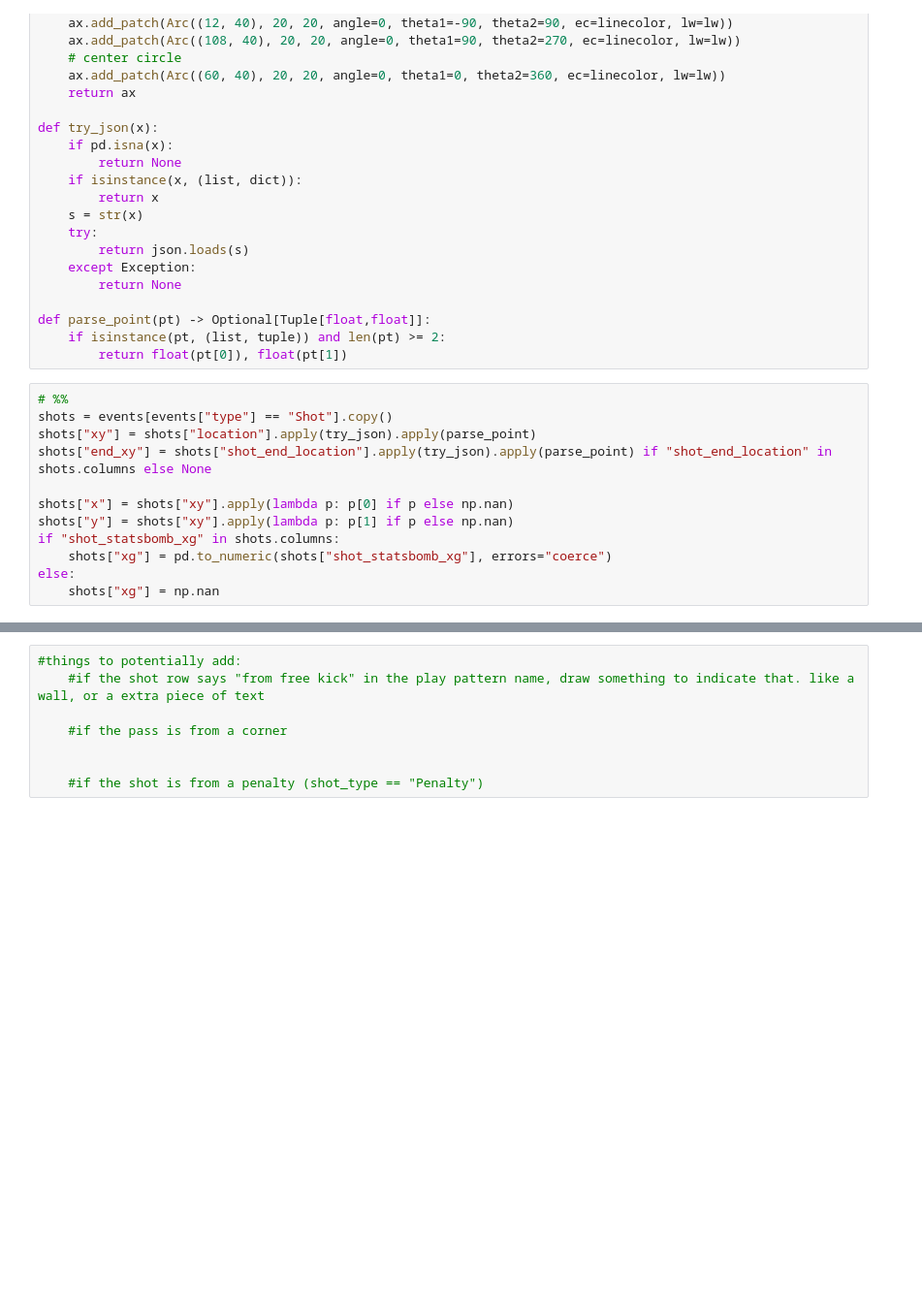
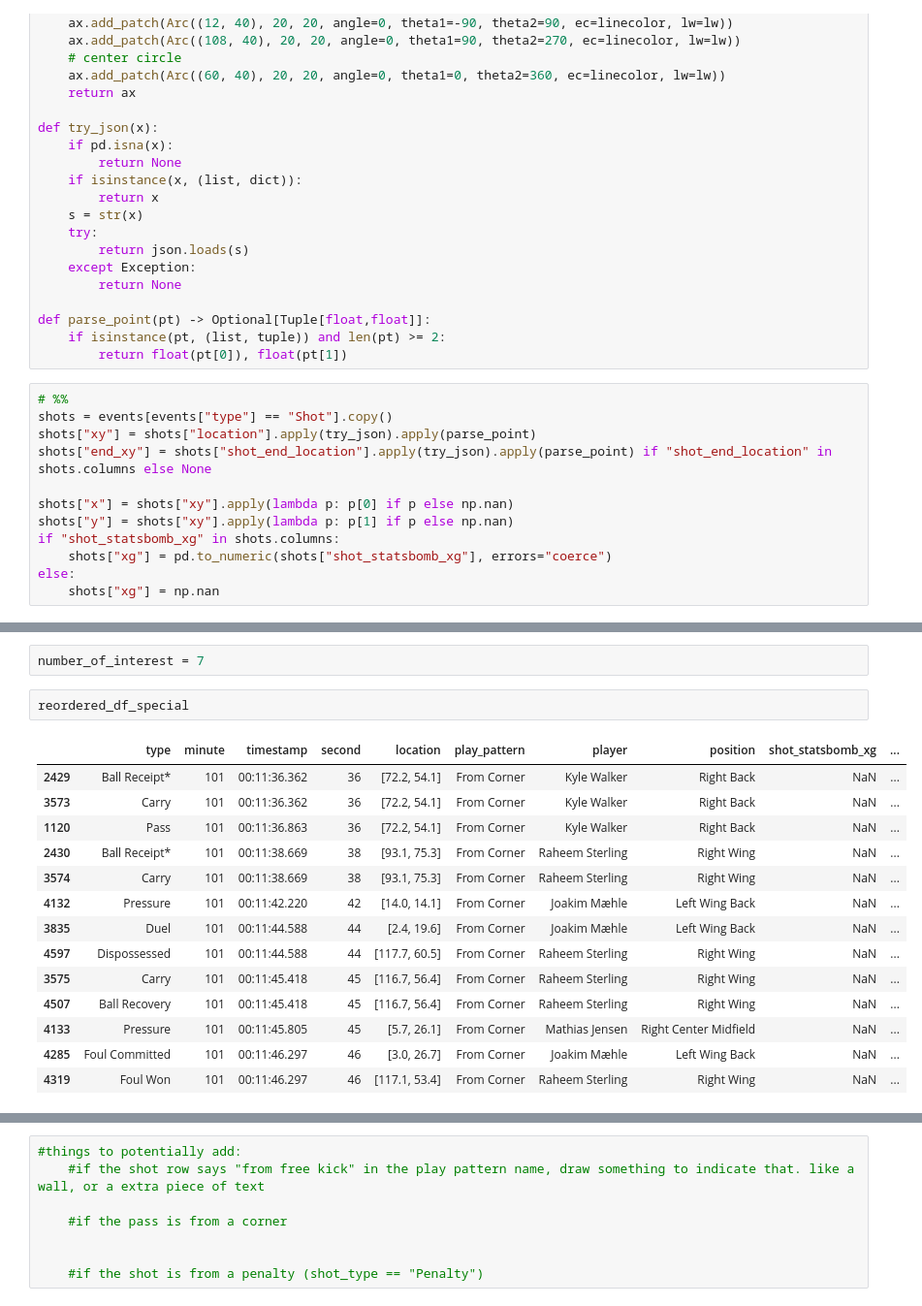
Before and after one commit to finnlsmith/SCOUTING_UI_PROJECT-, a Jupyter notebook: extra_eda_for_FE.ipynb, the cells around one changed output, grey strips where cells are left out. Shown at 97% size. Cells and saved outputs as stored; diff of their text form; blank space fills up the shorter version.

```diff
--- a/extra_eda_for_FE.ipynb
+++ b/extra_eda_for_FE.ipynb
@@ -140 +144,20 @@ len(high_xg_possessions)
+# %%
+number_of_interest = 7
+# %%
+reordered_df_special
+# %% [output]
+|  | type | minute | timestamp | second | location | play_pattern | player | position | shot_statsbomb_xg | ... |
+| 2429 | Ball Receipt* | 101 | 00:11:36.362 | 36 | [72.2, 54.1] | From Corner | Kyle Walker | Right Back | NaN | ... |
+| 3573 | Carry | 101 | 00:11:36.362 | 36 | [72.2, 54.1] | From Corner | Kyle Walker | Right Back | NaN | ... |
+| 1120 | Pass | 101 | 00:11:36.863 | 36 | [72.2, 54.1] | From Corner | Kyle Walker | Right Back | NaN | ... |
+| 2430 | Ball Receipt* | 101 | 00:11:38.669 | 38 | [93.1, 75.3] | From Corner | Raheem Sterling | Right Wing | NaN | ... |
+| 3574 | Carry | 101 | 00:11:38.669 | 38 | [93.1, 75.3] | From Corner | Raheem Sterling | Right Wing | NaN | ... |
+| 4132 | Pressure | 101 | 00:11:42.220 | 42 | [14.0, 14.1] | From Corner | Joakim Mæhle | Left Wing Back | NaN | ... |
+| 3835 | Duel | 101 | 00:11:44.588 | 44 | [2.4, 19.6] | From Corner | Joakim Mæhle | Left Wing Back | NaN | ... |
+| 4597 | Dispossessed | 101 | 00:11:44.588 | 44 | [117.7, 60.5] | From Corner | Raheem Sterling | Right Wing | NaN | ... |
+| 3575 | Carry | 101 | 00:11:45.418 | 45 | [116.7, 56.4] | From Corner | Raheem Sterling | Right Wing | NaN | ... |
+| 4507 | Ball Recovery | 101 | 00:11:45.418 | 45 | [116.7, 56.4] | From Corner | Raheem Sterling | Right Wing | NaN | ... |
+| 4133 | Pressure | 101 | 00:11:45.805 | 45 | [5.7, 26.1] | From Corner | Mathias Jensen | Right Center Midfield | NaN | ... |
+| 4285 | Foul Committed | 101 | 00:11:46.297 | 46 | [3.0, 26.7] | From Corner | Joakim Mæhle | Left Wing Back | NaN | ... |
+| 4319 | Foul Won | 101 | 00:11:46.297 | 46 | [117.1, 53.4] | From Corner | Raheem Sterling | Right Wing | NaN | ... |
 # %%
```
Also changed, not shown: parts of 6 cells of this notebook.
